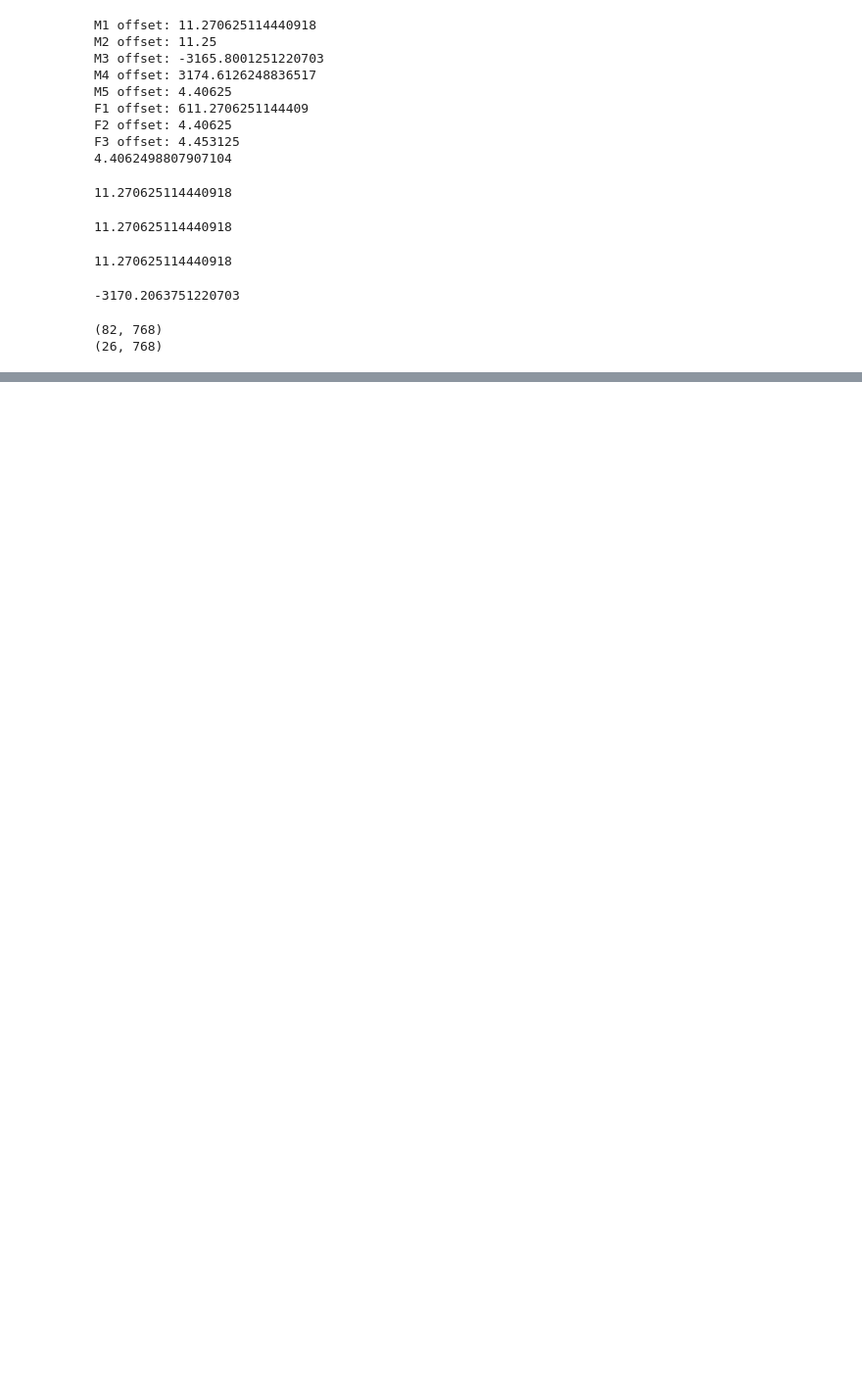
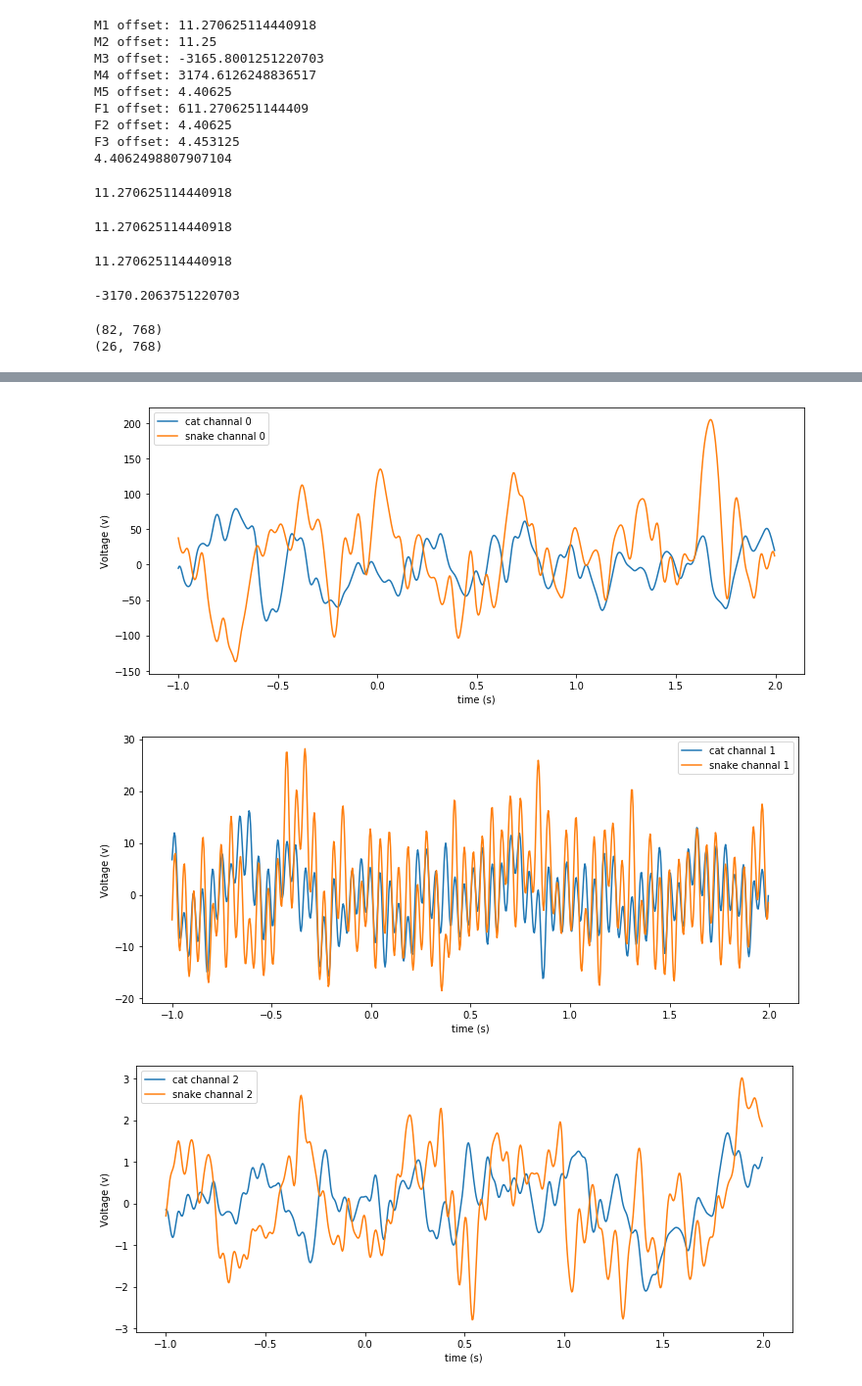
Before and after one commit to TamuzHod/Neural-_signal_processing_final_project, a Jupyter notebook: ProcessEEG.ipynb, the cells around one changed output, grey strips where cells are left out. Shown at 98% size. Saved outputs shown, nothing was run; the diff lists cells and outputs as text; code cells hidden in the pictures; blank space fills up the shorter version.

```diff
--- a/ProcessEEG.ipynb
+++ b/ProcessEEG.ipynb
@@ -382,0 +354,12 @@ plt.xlabel('time (s)'); plt.ylabel('Voltage (v)');
+# %%
+for i in range(0,5):
+    # plot STA
+    plt.figure(figsize=(12,5))
+    plt.plot(epoch_time, cat_average[i], '-', label = "cat channal " + str(i))
+    plt.plot(epoch_time, snake_average[i], '-', label = "snake channal " + str(i))
+    plt.xlabel('time (s)'); plt.ylabel('Voltage (v)');
+    plt.legend()
+# %% [output]
+[figure, added]
+[figure, added]
+[figure, added]
```
Also changed, not shown: parts of 2 cells of this notebook.
